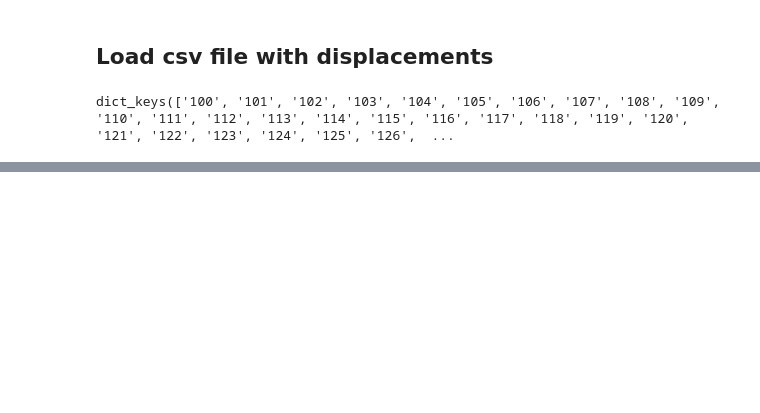
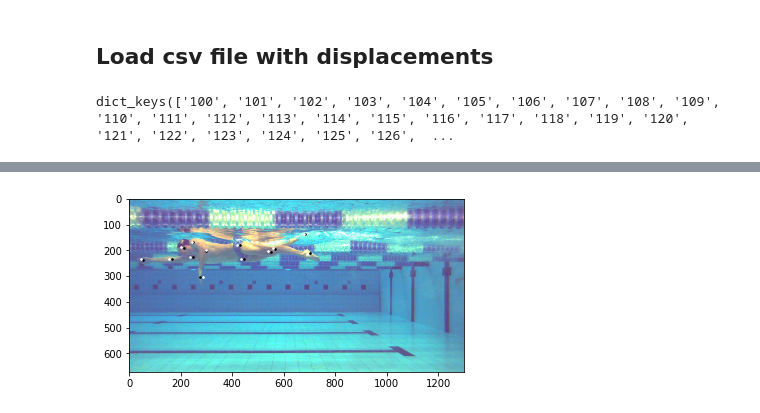
Before and after one commit to agvdndor/Swimming-Stroke-Rate-Analysis, a Jupyter notebook: lib/optical_vectors/test_warping.ipynb, the cells around one changed output, grey strips where cells are left out. Cells and saved outputs as stored; diff of their text form; code cells hidden in the pictures; blank space fills up the shorter version.

```diff
--- a/lib/optical_vectors/test_warping.ipynb
+++ b/lib/optical_vectors/test_warping.ipynb
@@ -92,0 +125,26 @@ print(opt_vec)
+# %%
+
+# beware the order of the axis:
+# kps : horizontal_axis, vertical axis, vis
+# img_tensor/opt_vect: vertical axis, horizontal axis
+def warp_kps_hard(kps, opt_vec):
+    kps_warped = []
+
+    for kp in kps:
+        x_co = kp[0]
+        y_co = kp[1]
+        vis = kp[2]
+        #print('xco {}'.format(int(x_co)))
+        #print('yco {}'.format(int(y_co)))
+        kp_vec = get_vec_kernel(opt_vec, [int(y_co), int(x_co)], size=(20,20))
+        print(kp_vec)
+        #kp_vec = opt_vec[int(y_co), int(x_co)]
+        #print(kp_vec)
+
+        kps_warped.append([x_co + kp_vec[0], y_co + kp_vec[1], vis])
+
+    return np.array(kps_warped)
+# %%
+kps_warped = warp_kps_hard(test_kps, opt_vec)
+print(test_kps)
+print(kps_warped)
@@ -92,0 +169,4 @@ print(opt_vec)
+# %%
+plot_image_with_kps(test_img, [test_kps, kps_warped], ['k','w'])
+# %% [output]
+[figure, added]
```
Also changed, not shown: parts of 9 cells of this notebook, 3 other files.
